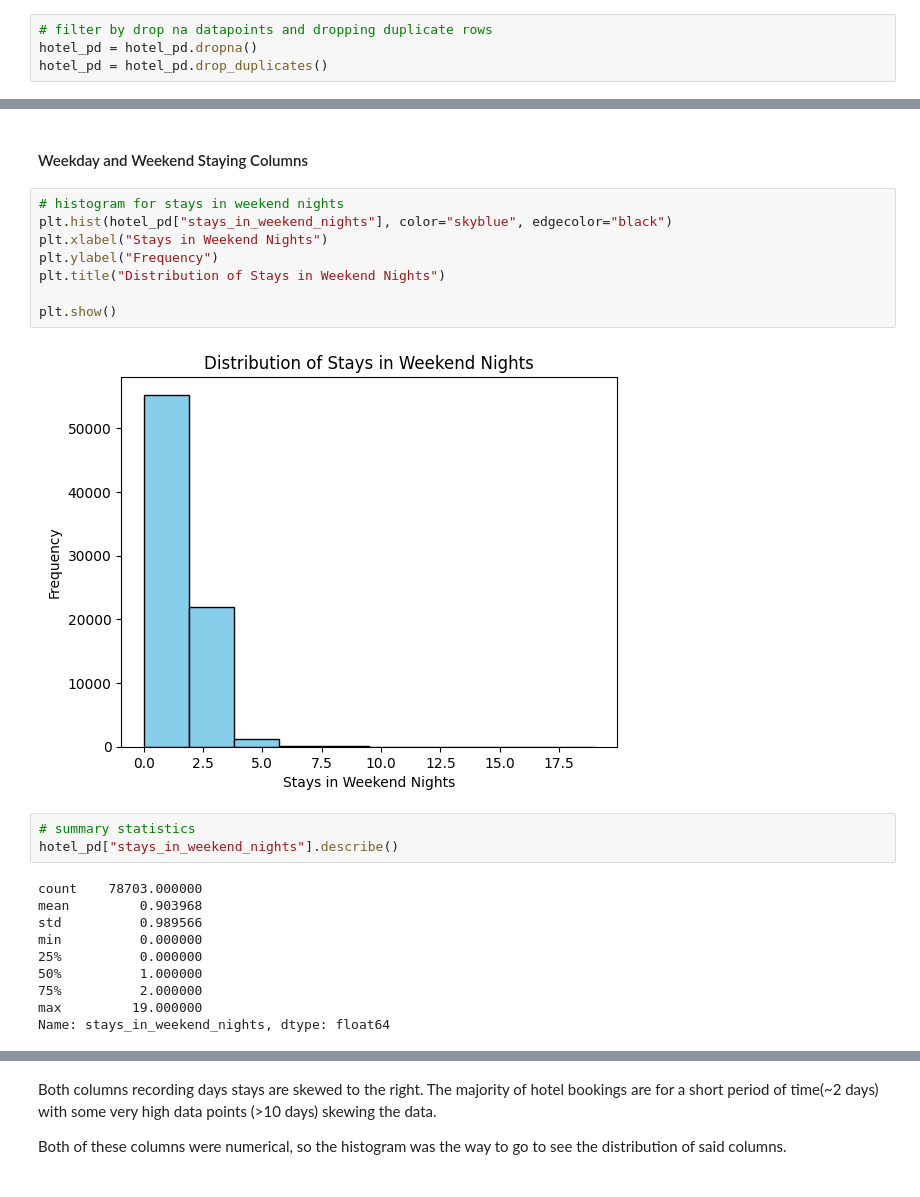
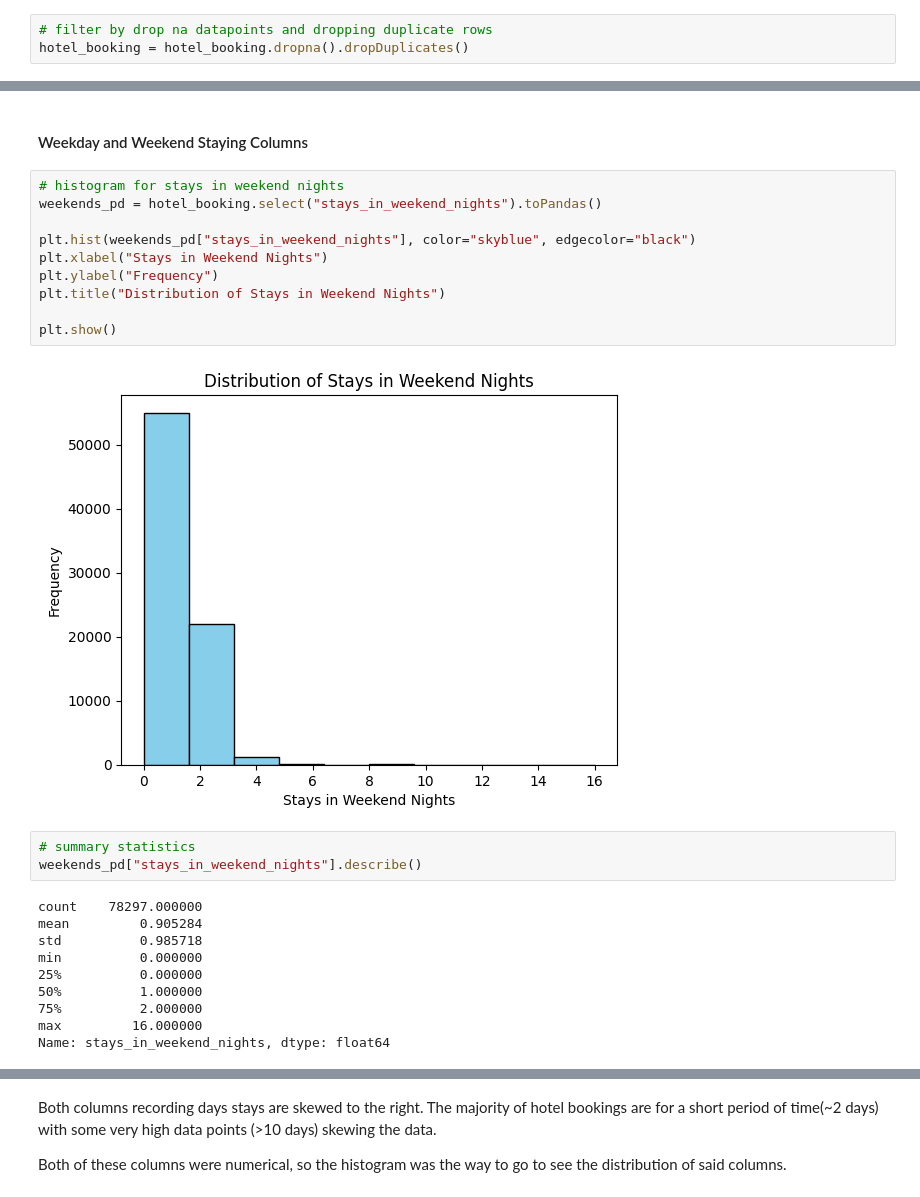
Before and after one commit to achen409/cs236-project, a Jupyter notebook: hotel_booking_cleaning.ipynb, the cells around one changed output, grey strips where cells are left out. Drawn from its saved outputs; the diff is of its cells as text.

```diff
--- a/hotel_booking_cleaning.ipynb
+++ b/hotel_booking_cleaning.ipynb
@@ -69,7 +73,6 @@ Before we continue with the EDA it is important to clean out any NaN's or null v
 hotel_pd = hotel_booking.toPandas()
 # %%
 # filter by drop na datapoints and dropping duplicate rows
-hotel_pd = hotel_pd.dropna()
-hotel_pd = hotel_pd.drop_duplicates()
+hotel_booking = hotel_booking.dropna().dropDuplicates()
 # %%
 # output filtered hotel_booking as csv
@@ -227,26 +248,28 @@ Used a time series here because the data is here is time related (year, month).
 #### Weekday and Weekend Staying Columns
 # %%
 # histogram for stays in weekend nights
-plt.hist(hotel_pd["stays_in_weekend_nights"], color="skyblue", edgecolor="black")
+weekends_pd = hotel_booking.select("stays_in_weekend_nights").toPandas()
+
+plt.hist(weekends_pd["stays_in_weekend_nights"], color="skyblue", edgecolor="black")
 plt.xlabel("Stays in Weekend Nights")
 plt.ylabel("Frequency")
 plt.title("Distribution of Stays in Weekend Nights")
 
 plt.show()
 # %% [output]
-[figure, old version]
+[figure, new version]
 # %%
 # summary statistics
-hotel_pd["stays_in_weekend_nights"].describe()
+weekends_pd["stays_in_weekend_nights"].describe()
 # %% [output]
-count    78703.000000
-mean         0.903968
-std          0.989566
+count    78297.000000
+mean         0.905284
+std          0.985718
 min          0.000000
 25%          0.000000
 50%          1.000000
 75%          2.000000
-max         19.000000
+max         16.000000
 Name: stays_in_weekend_nights, dtype: float64
 # %%
 # histogram for stays in week nights
```
Also changed, not shown: parts of 19 cells of this notebook.
